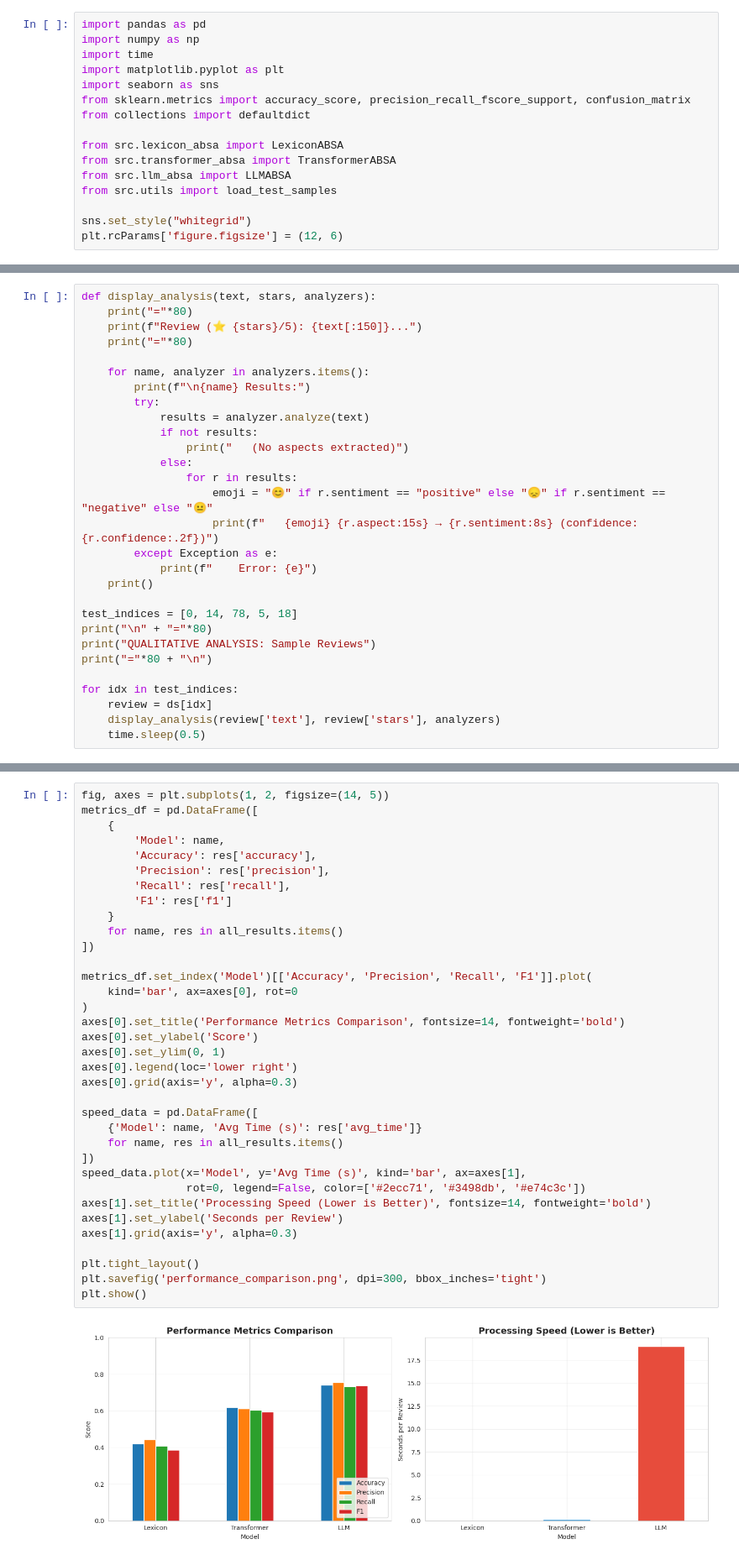
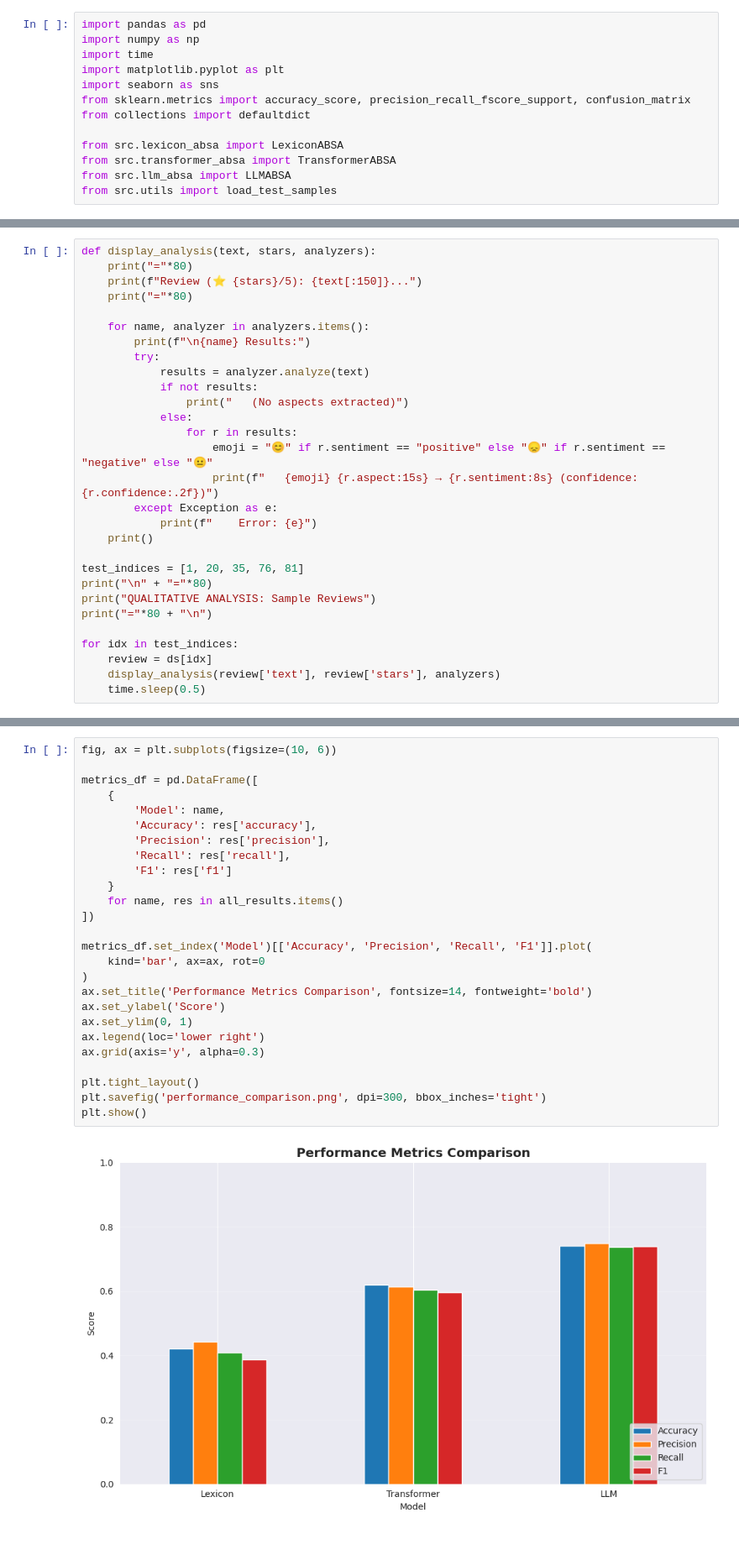
Before and after one commit to aleksiyasolovyova-arch/ASBA-restaurant-reviews, a Jupyter notebook: notebooks/comparison.ipynb, the cells around one changed output, grey strips where cells are left out. Shown at 84% size. Cells and saved outputs as stored; diff of their text form.

```diff
--- a/notebooks/comparison.ipynb
+++ b/notebooks/comparison.ipynb
@@ -22,9 +22,6 @@ from src.lexicon_absa import LexiconABSA
 from src.transformer_absa import TransformerABSA
 from src.llm_absa import LLMABSA
 from src.utils import load_test_samples
-
-sns.set_style("whitegrid")
-plt.rcParams['figure.figsize'] = (12, 6)
 # %%
 ds= load_test_samples('../data/test_samples.json')
 print(f"Loaded {len(ds)} reviews.")
@@ -68,7 +65,7 @@ def display_analysis(text, stars, analyzers):
             print(f"    Error: {e}")
     print()
 
-test_indices = [0, 14, 78, 5, 18]
+test_indices = [1, 20, 35, 76, 81]
 print("\n" + "="*80)
 print("QUALITATIVE ANALYSIS: Sample Reviews")
 print("="*80 + "\n")
@@ -252,40 +248,31 @@ Transformer    0.620     0.613  0.603    0.595        0.131         2.3
 # %%
-fig, axes = plt.subplots(1, 2, figsize=(14, 5))
+fig, ax = plt.subplots(figsize=(10, 6))
+
 metrics_df = pd.DataFrame([
     {
         'Model': name,
         'Accuracy': res['accuracy'],
         'Precision': res['precision'],
         'Recall': res['recall'],
         'F1': res['f1']
     }
     for name, res in all_results.items()
 ])
 
 metrics_df.set_index('Model')[['Accuracy', 'Precision', 'Recall', 'F1']].plot(
-    kind='bar', ax=axes[0], rot=0
+    kind='bar', ax=ax, rot=0
 )
-axes[0].set_title('Performance Metrics Comparison', fontsize=14, fontweight='bold')
-axes[0].set_ylabel('Score')
-axes[0].set_ylim(0, 1)
-axes[0].legend(loc='lower right')
-axes[0].grid(axis='y', alpha=0.3)
-
-speed_data = pd.DataFrame([
-    {'Model': name, 'Avg Time (s)': res['avg_time']}
-    for name, res in all_results.items()
-])
-speed_data.plot(x='Model', y='Avg Time (s)', kind='bar', ax=axes[1],
-                rot=0, legend=False, color=['#2ecc71', '#3498db', '#e74c3c'])
-axes[1].set_title('Processing Speed (Lower is Better)', fontsize=14, fontweight='bold')
-axes[1].set_ylabel('Seconds per Review')
-axes[1].grid(axis='y', alpha=0.3)
+ax.set_title('Performance Metrics Comparison', fontsize=14, fontweight='bold')
+ax.set_ylabel('Score')
+ax.set_ylim(0, 1)
+ax.legend(loc='lower right')
+ax.grid(axis='y', alpha=0.3)
 
 plt.tight_layout()
 plt.savefig('performance_comparison.png', dpi=300, bbox_inches='tight')
 plt.show()
 # %% [output]
-[figure, old version]
+[figure, new version]
 # %%
 def analyze_error_cases(results_dict, dataset, top_n=5):
     print("\n" + "="*80)
```
Also changed, not shown: parts of 9 cells of this notebook, 4 other files.
